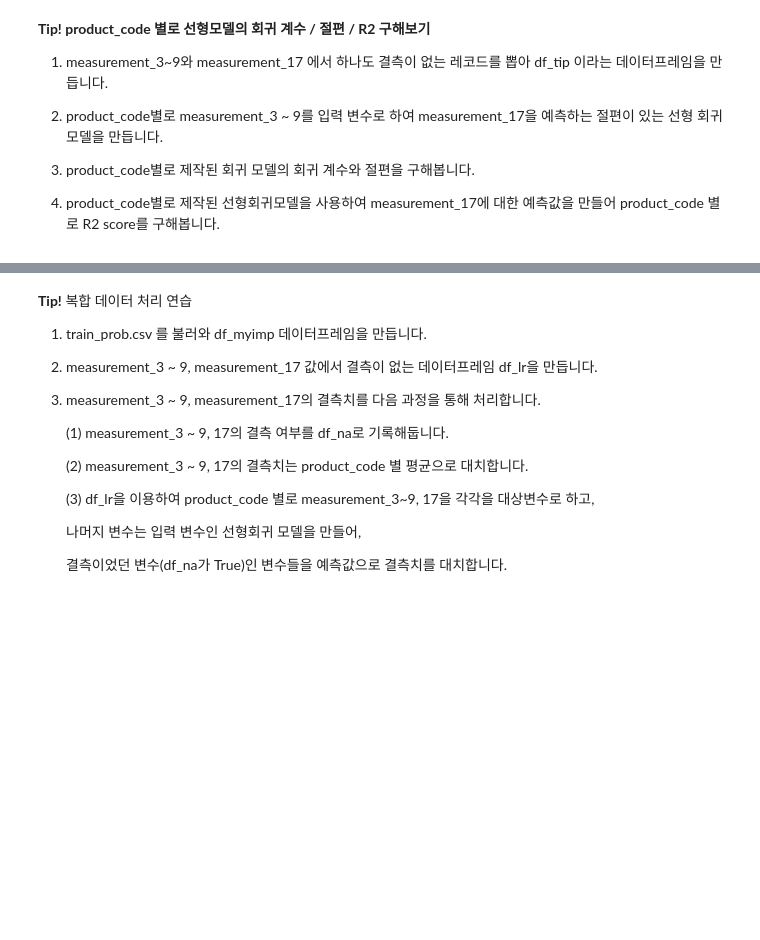
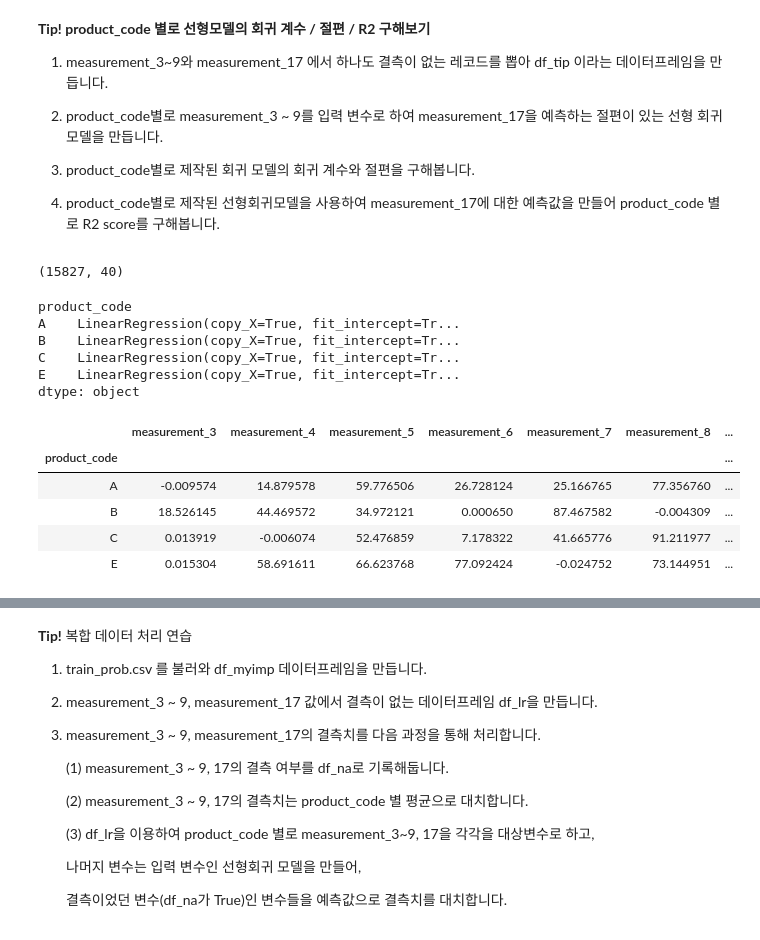
Before and after one commit to sunkusun9/DS_lv3_2509_2, a Jupyter notebook: sec_ds_lv3_prob1_prob.ipynb, the cells around one changed output, grey strips where cells are left out. Cells and saved outputs as stored; diff of their text form; code cells hidden in the pictures; blank space fills up the shorter version.

```diff
--- a/sec_ds_lv3_prob1_prob.ipynb
+++ b/sec_ds_lv3_prob1_prob.ipynb
@@ -325,3 +325,41 @@ df_basetable[['measurement_{}'.format(i) for i in range(3, 18)]].agg(['mean', 's
 
 
 4. product_code별로 제작된 선형회귀모델을 사용하여  measurement_17에 대한 예측값을  만들어 product_code 별로 R2 score를 구해봅니다.
+# %%
+X_lr = ['measurement_{}'.format(i) for i in range(3, 10)]
+y = 'measurement_17'
+df_tip = df_basetable.loc[
+    ~df_basetable[[i.replace('measurement', 'isna') for i in X_lr + [y]]].any(axis = 1)
+]
+df_tip.shape
+# %% [output]
+(15827, 40)
+# %%
+from sklearn.linear_model import LinearRegression
+s_lr = df_basetable.groupby('product_code').apply(
+    lambda x: LinearRegression(fit_intercept = True).fit(x[X_lr], x[y])
+)
+s_lr
+# %% [output]
+product_code
+A    LinearRegression(copy_X=True, fit_intercept=Tr...
+B    LinearRegression(copy_X=True, fit_intercept=Tr...
+C    LinearRegression(copy_X=True, fit_intercept=Tr...
+E    LinearRegression(copy_X=True, fit_intercept=Tr...
+dtype: object
+# %%
+from sklearn.metrics import r2_score
+pd.concat([
+    s_lr.apply(lambda x: pd.Series(x.coef_, index = X_lr)),
+    s_lr.apply(lambda x: x.intercept_).rename('intercept'),
+    df_tip.groupby('product_code').apply(
+        lambda x: r2_score(x[y], s_lr.loc[x.name].predict(x[X_lr]))
+    ).rename('r2')
+], axis = 1)
+# %% [output]
+|  | measurement_3 | measurement_4 | measurement_5 | measurement_6 | measurement_7 | measurement_8 | ... |
+| product_code |  |  |  |  |  |  | ... |
+| A | -0.009574 | 14.879578 | 59.776506 | 26.728124 | 25.166765 | 77.356760 | ... |
+| B | 18.526145 | 44.469572 | 34.972121 | 0.000650 | 87.467582 | -0.004309 | ... |
+| C | 0.013919 | -0.006074 | 52.476859 | 7.178322 | 41.665776 | 91.211977 | ... |
+| E | 0.015304 | 58.691611 | 66.623768 | 77.092424 | -0.024752 | 73.144951 | ... |
```
Also changed, not shown: parts of 16 cells of this notebook.
